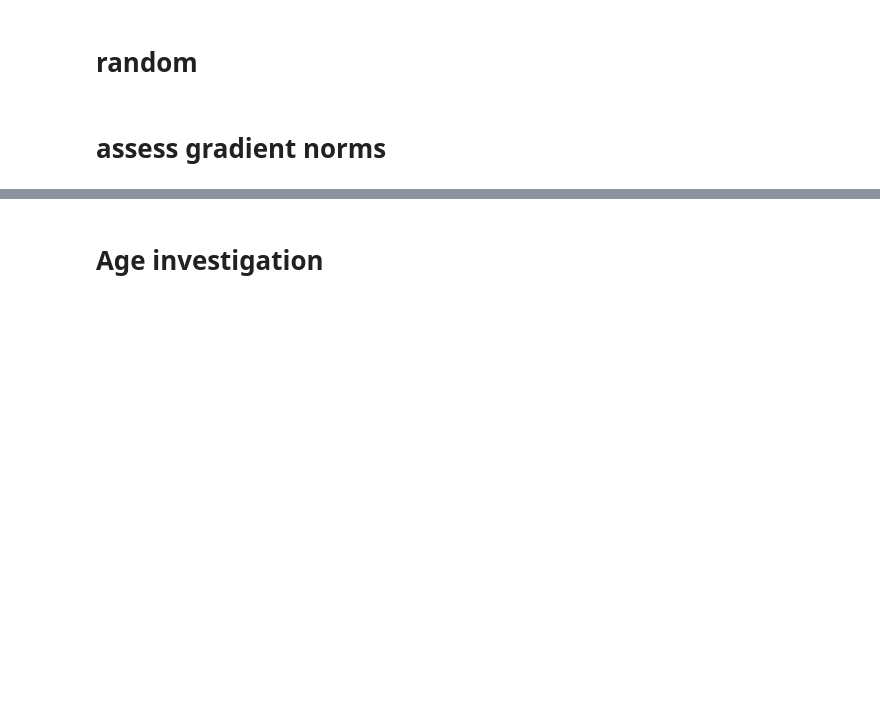
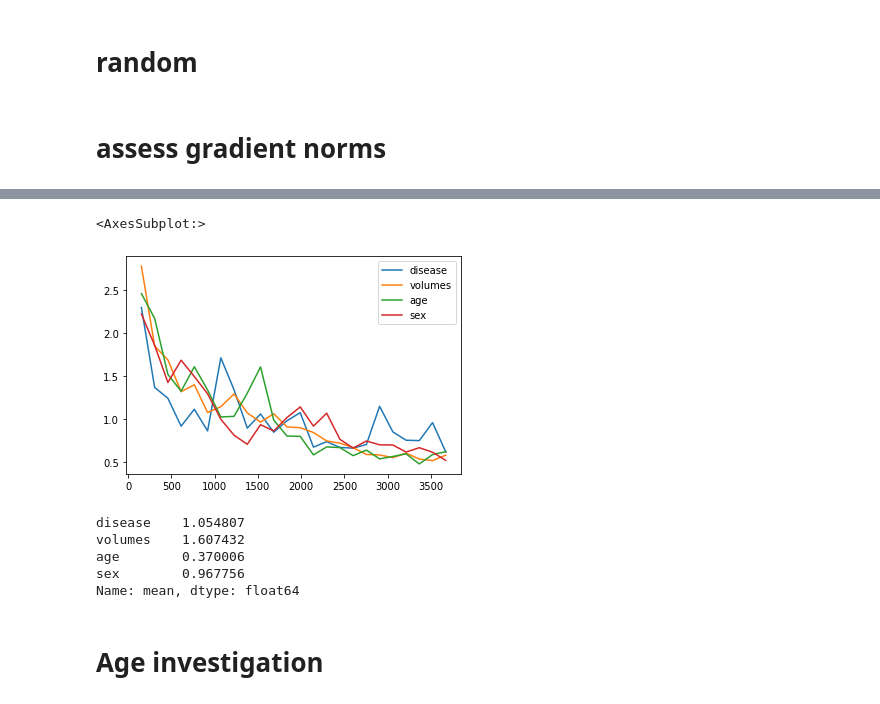
Before and after one commit to cosasha97/interpretability-dl-ndd, a Jupyter notebook: experiments.ipynb, the cells around one changed output, grey strips where cells are left out. Drawn from its saved outputs; the diff is of its cells as text; code cells hidden in the pictures; blank space fills up the shorter version.

Commit message:
t1-volume

```diff
--- a/experiments.ipynb
+++ b/experiments.ipynb
@@ -611,0 +642,3 @@ pd.read_csv('results/models/model_{}/val_losses.csv'.format(7))
+# %%
+stats = norms.describe()
+stats
@@ -611,0 +671,15 @@ pd.read_csv('results/models/model_{}/val_losses.csv'.format(7))
+# %%
+scaled_avg_norms.plot()
+# %% [output]
+<AxesSubplot:>
+[figure, added]
+# %%
+scale_parameters = 1/stats.loc['mean']
+scale_parameters = scale_parameters/scale_parameters.sum()*4
+scale_parameters
+# %% [output]
+disease    1.054807
+volumes    1.607432
+age        0.370006
+sex        0.967756
+Name: mean, dtype: float64
```
Also changed, not shown: parts of 45 cells of this notebook, 3 other files.
